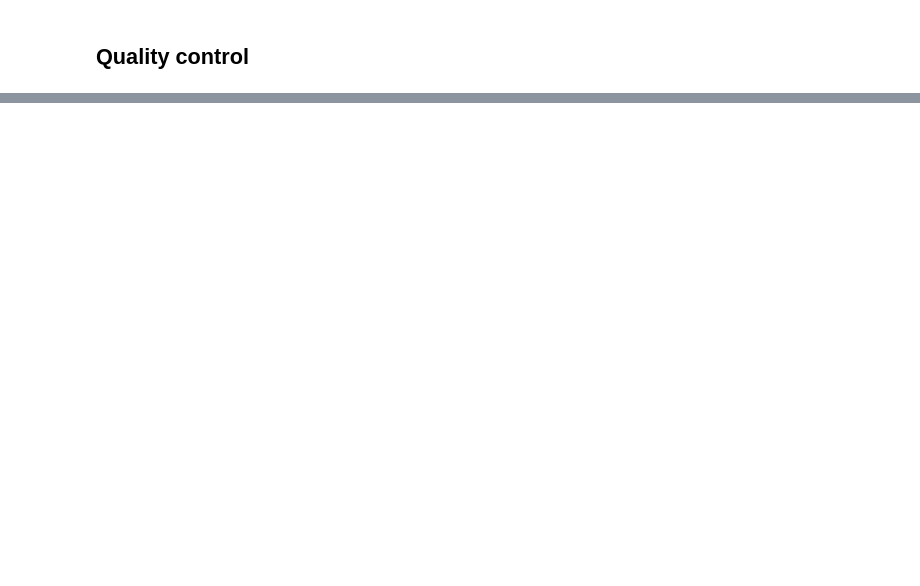
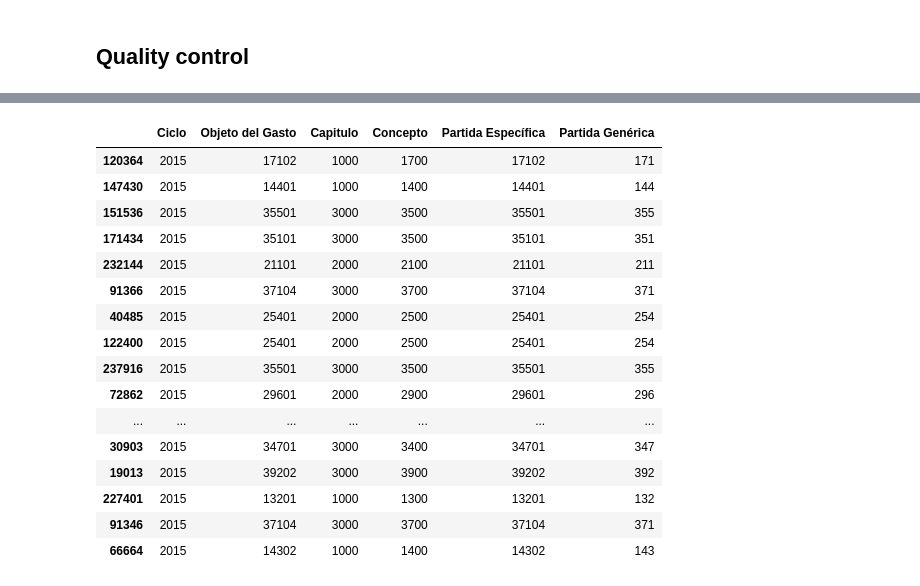
Before and after one commit to os-data/mexican-federal-budget, a Jupyter notebook: pipeline.ipynb, the cells around one changed output, grey strips where cells are left out. Cells and saved outputs as stored; diff of their text form; code cells hidden in the pictures; blank space fills up the shorter version.

```diff
--- a/pipeline.ipynb
+++ b/pipeline.ipynb
@@ -571,12 +583,30 @@ merged_budget.sample(n=10)
 # %%
 objeto_breakdown = [
     'Ciclo',
     'Objeto del Gasto',
     'Capitulo', 'Concepto',
     'Partida Específica',
     'Partida Genérica'
 ]
-merged_budget[objeto_breakdown].sample(n=20)
+budget[objeto_breakdown].sample(n=20)
+# %% [output]
+|  | Ciclo | Objeto del Gasto | Capitulo | Concepto | Partida Específica | Partida Genérica |
+| 120364 | 2015 | 17102 | 1000 | 1700 | 17102 | 171 |
+| 147430 | 2015 | 14401 | 1000 | 1400 | 14401 | 144 |
+| 151536 | 2015 | 35501 | 3000 | 3500 | 35501 | 355 |
+| 171434 | 2015 | 35101 | 3000 | 3500 | 35101 | 351 |
+| 232144 | 2015 | 21101 | 2000 | 2100 | 21101 | 211 |
+| 91366 | 2015 | 37104 | 3000 | 3700 | 37104 | 371 |
+| 40485 | 2015 | 25401 | 2000 | 2500 | 25401 | 254 |
+| 122400 | 2015 | 25401 | 2000 | 2500 | 25401 | 254 |
+| 237916 | 2015 | 35501 | 3000 | 3500 | 35501 | 355 |
+| 72862 | 2015 | 29601 | 2000 | 2900 | 29601 | 296 |
+| ... | ... | ... | ... | ... | ... | ... |
+| 30903 | 2015 | 34701 | 3000 | 3400 | 34701 | 347 |
+| 19013 | 2015 | 39202 | 3000 | 3900 | 39202 | 392 |
+| 227401 | 2015 | 13201 | 1000 | 1300 | 13201 | 132 |
+| 91346 | 2015 | 37104 | 3000 | 3700 | 37104 | 371 |
+| 66664 | 2015 | 14302 | 1000 | 1400 | 14302 | 143 |
 # %%
 print('Total: missing', len(missing_ids), 'catalog IDs to breakdown the "Objeto del Gasto" column')
 print('Tables:', dict(missing_ids.groupby('table').count()['ID']))
```
Also changed, not shown: parts of 18 cells of this notebook, 6 other files.
